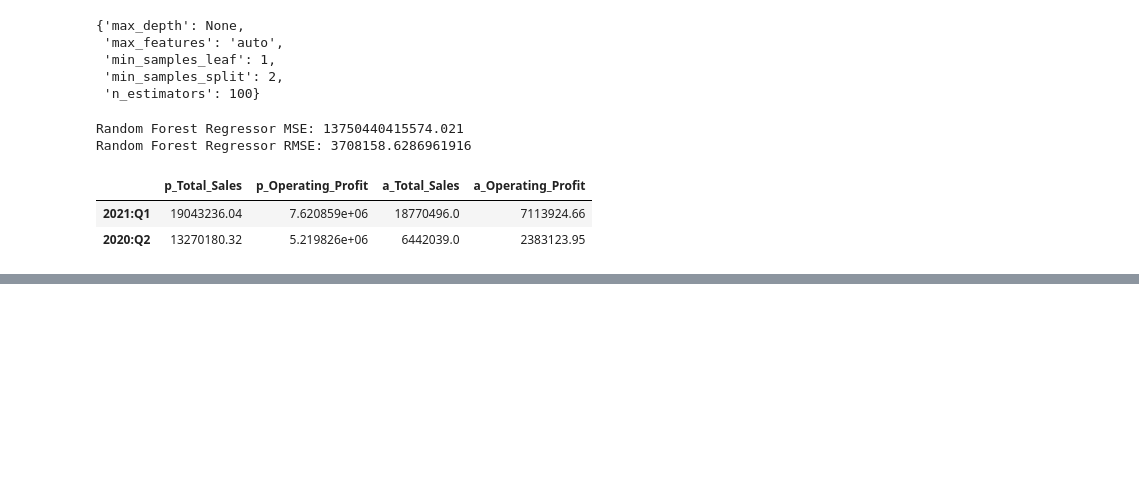
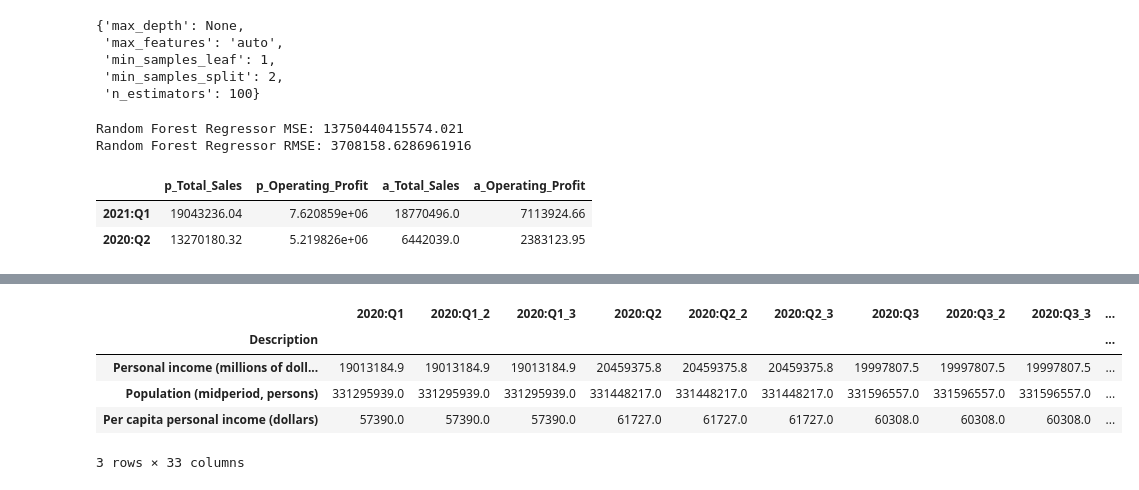
Before and after one commit to MitchellGleason/Final-Project, a Jupyter notebook: Machine Leanring Notebooks/multi_linear_reg_ML.ipynb, the cells around one changed output, grey strips where cells are left out. Drawn from its saved outputs; the diff is of its cells as text; code cells hidden in the pictures; blank space fills up the shorter version.

```diff
--- a/Machine Leanring Notebooks/multi_linear_reg_ML.ipynb
+++ b/Machine Leanring Notebooks/multi_linear_reg_ML.ipynb
@@ -353,0 +356,2 @@ px.line(opt_rfr_df, x=opt_rfr_df.index, y=['p_Total_Sales', 'a_Total_Sales', 'p_
+# %%
+monthly_merged_df = demo_df.set_index('Description')
@@ -353,0 +390,9 @@ px.line(opt_rfr_df, x=opt_rfr_df.index, y=['p_Total_Sales', 'a_Total_Sales', 'p_
+# %%
+demo_df_elongated
+# %% [output]
+|  | 2020:Q1 | 2020:Q1_2 | 2020:Q1_3 | 2020:Q2 | 2020:Q2_2 | 2020:Q2_3 | 2020:Q3 | 2020:Q3_2 | 2020:Q3_3 | ... |
+| Description |  |  |  |  |  |  |  |  |  | ... |
+| Personal income (millions of doll... | 19013184.9 | 19013184.9 | 19013184.9 | 20459375.8 | 20459375.8 | 20459375.8 | 19997807.5 | 19997807.5 | 19997807.5 | ... |
+| Population (midperiod, persons) | 331295939.0 | 331295939.0 | 331295939.0 | 331448217.0 | 331448217.0 | 331448217.0 | 331596557.0 | 331596557.0 | 331596557.0 | ... |
+| Per capita personal income (dollars) | 57390.0 | 57390.0 | 57390.0 | 61727.0 | 61727.0 | 61727.0 | 60308.0 | 60308.0 | 60308.0 | ... |
+3 rows × 33 columns
```
Also changed, not shown: parts of 30 cells of this notebook.
